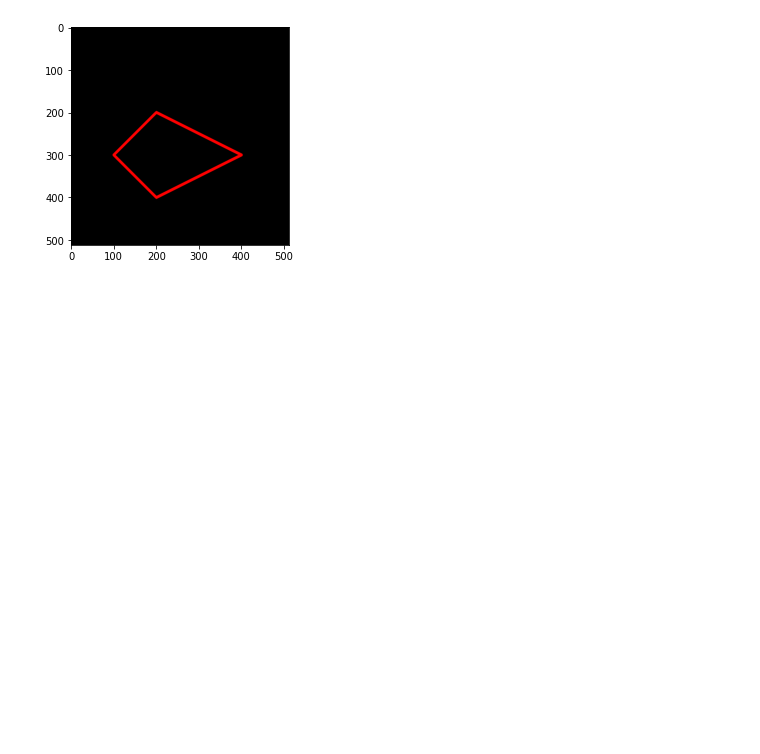
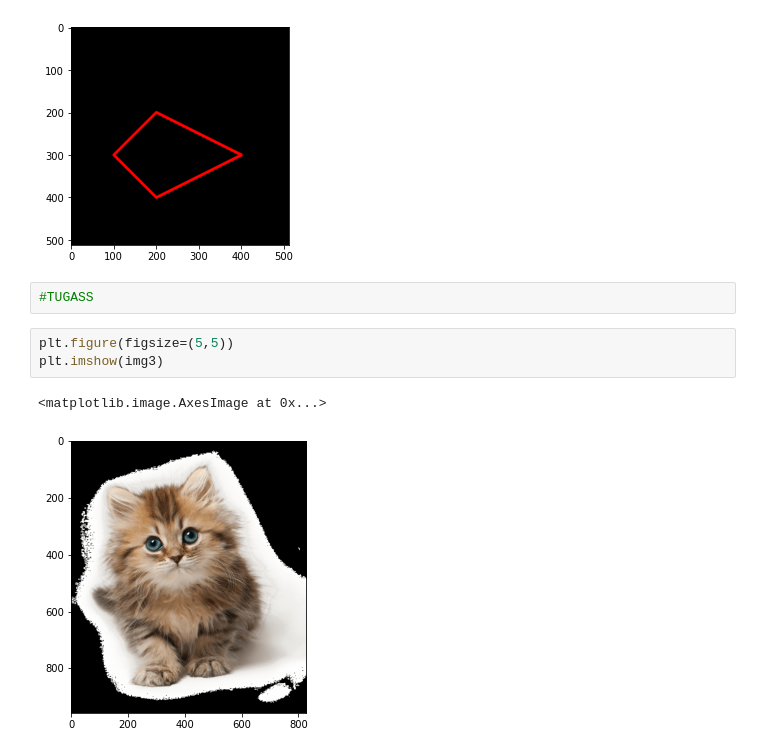
Before and after one commit to aryosatyoo/PCVK_Genap_20-21, a Jupyter notebook: Week2.ipynb, the cells around one changed output. Cells and saved outputs as stored; diff of their text form; blank space fills up the shorter version.

Commit message:
Tugas

```diff
--- a/Week2.ipynb
+++ b/Week2.ipynb
@@ -114,3 +114,11 @@ plt.imshow(black_img2)
 # %% [output]
 <matplotlib.image.AxesImage at 0x...>
 [figure]
+# %%
+#TUGASS
+# %%
+plt.figure(figsize=(5,5))
+plt.imshow(img3)
+# %% [output]
+<matplotlib.image.AxesImage at 0x...>
+[figure, added]
```
Also changed, not shown: parts of 7 cells of this notebook.
